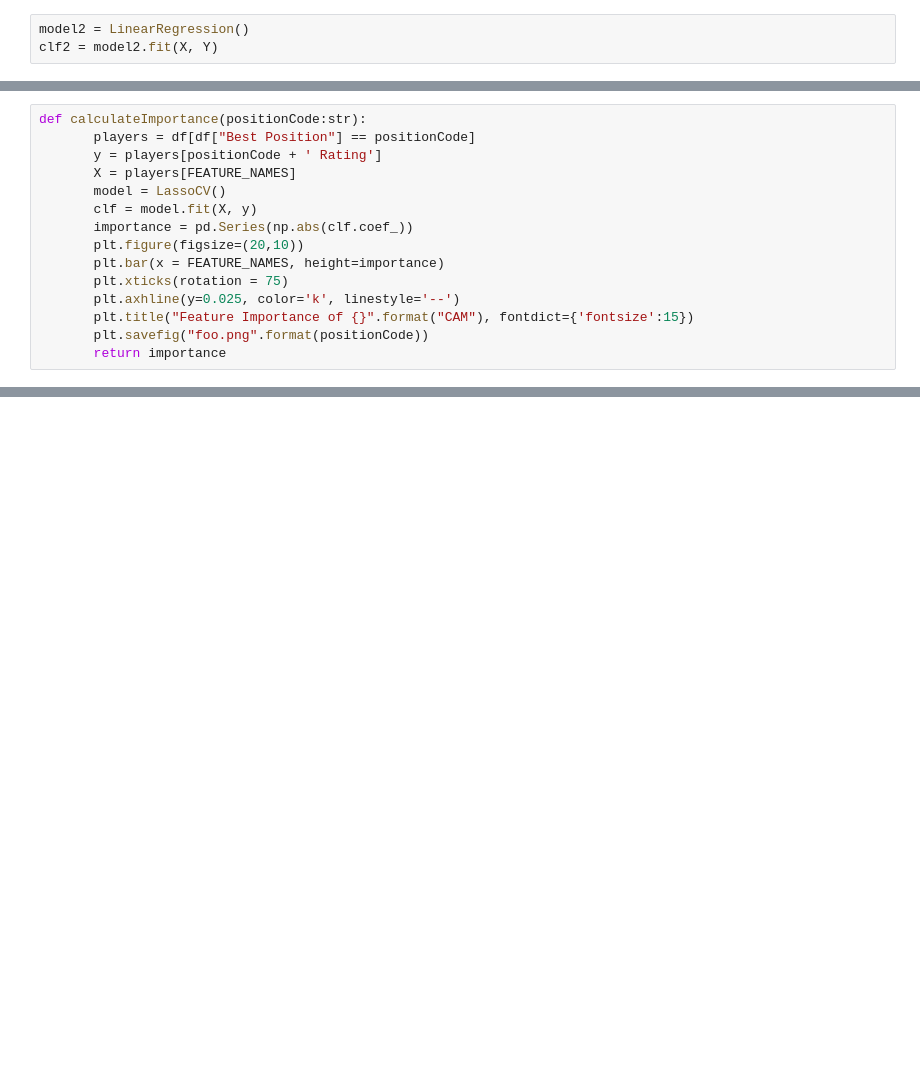
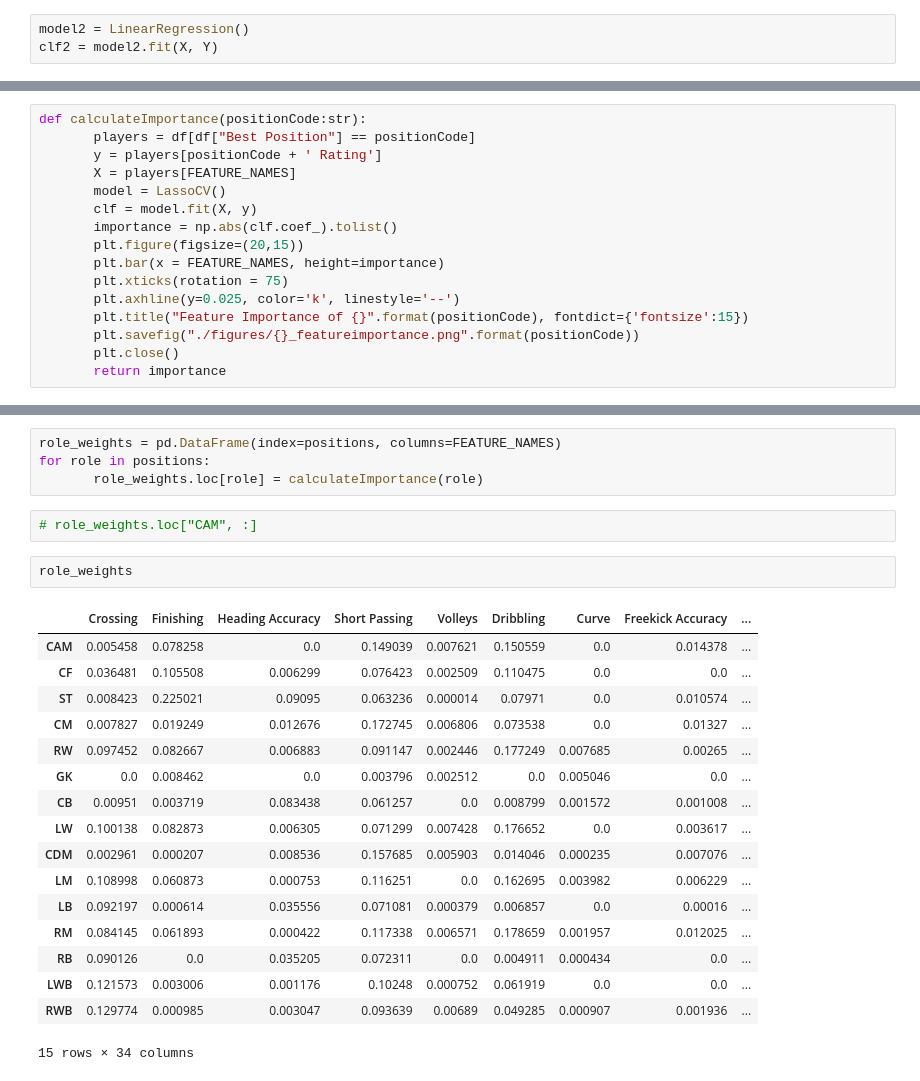
Before and after one commit to bobonut/cleague, a Jupyter notebook: trial.ipynb, the cells around one changed output, grey strips where cells are left out. Cells and saved outputs as stored; diff of their text form; blank space fills up the shorter version.

```diff
--- a/trial.ipynb
+++ b/trial.ipynb
@@ -88,12 +76,13 @@ def calculateImportance(positionCode:str):
        X = players[FEATURE_NAMES]
        model = LassoCV()
        clf = model.fit(X, y)
-       importance = pd.Series(np.abs(clf.coef_))
-       plt.figure(figsize=(20,10))
+       importance = np.abs(clf.coef_).tolist()
+       plt.figure(figsize=(20,15))
        plt.bar(x = FEATURE_NAMES, height=importance)
        plt.xticks(rotation = 75)
        plt.axhline(y=0.025, color='k', linestyle='--')
-       plt.title("Feature Importance of {}".format("CAM"), fontdict={'fontsize':15})
-       plt.savefig("foo.png".format(positionCode))
+       plt.title("Feature Importance of {}".format(positionCode), fontdict={'fontsize':15})
+       plt.savefig("./figures/{}_featureimportance.png".format(positionCode))
+       plt.close()
        return importance
 # %%
@@ -119,0 +108,26 @@ dtype: float64
+# %%
+role_weights = pd.DataFrame(index=positions, columns=FEATURE_NAMES)
+for role in positions:
+       role_weights.loc[role] = calculateImportance(role)
+# %%
+# role_weights.loc["CAM", :]
+# %%
+role_weights
+# %% [output]
+|  | Crossing | Finishing | Heading Accuracy | Short Passing | Volleys | Dribbling | Curve | Freekick Accuracy | ... |
+| CAM | 0.005458 | 0.078258 | 0.0 | 0.149039 | 0.007621 | 0.150559 | 0.0 | 0.014378 | ... |
+| CF | 0.036481 | 0.105508 | 0.006299 | 0.076423 | 0.002509 | 0.110475 | 0.0 | 0.0 | ... |
+| ST | 0.008423 | 0.225021 | 0.09095 | 0.063236 | 0.000014 | 0.07971 | 0.0 | 0.010574 | ... |
+| CM | 0.007827 | 0.019249 | 0.012676 | 0.172745 | 0.006806 | 0.073538 | 0.0 | 0.01327 | ... |
+| RW | 0.097452 | 0.082667 | 0.006883 | 0.091147 | 0.002446 | 0.177249 | 0.007685 | 0.00265 | ... |
+| GK | 0.0 | 0.008462 | 0.0 | 0.003796 | 0.002512 | 0.0 | 0.005046 | 0.0 | ... |
+| CB | 0.00951 | 0.003719 | 0.083438 | 0.061257 | 0.0 | 0.008799 | 0.001572 | 0.001008 | ... |
+| LW | 0.100138 | 0.082873 | 0.006305 | 0.071299 | 0.007428 | 0.176652 | 0.0 | 0.003617 | ... |
+| CDM | 0.002961 | 0.000207 | 0.008536 | 0.157685 | 0.005903 | 0.014046 | 0.000235 | 0.007076 | ... |
+| LM | 0.108998 | 0.060873 | 0.000753 | 0.116251 | 0.0 | 0.162695 | 0.003982 | 0.006229 | ... |
+| LB | 0.092197 | 0.000614 | 0.035556 | 0.071081 | 0.000379 | 0.006857 | 0.0 | 0.00016 | ... |
+| RM | 0.084145 | 0.061893 | 0.000422 | 0.117338 | 0.006571 | 0.178659 | 0.001957 | 0.012025 | ... |
+| RB | 0.090126 | 0.0 | 0.035205 | 0.072311 | 0.0 | 0.004911 | 0.000434 | 0.0 | ... |
+| LWB | 0.121573 | 0.003006 | 0.001176 | 0.10248 | 0.000752 | 0.061919 | 0.0 | 0.0 | ... |
+| RWB | 0.129774 | 0.000985 | 0.003047 | 0.093639 | 0.00689 | 0.049285 | 0.000907 | 0.001936 | ... |
+15 rows × 34 columns
```
Also changed, not shown: parts of 7 cells of this notebook.
